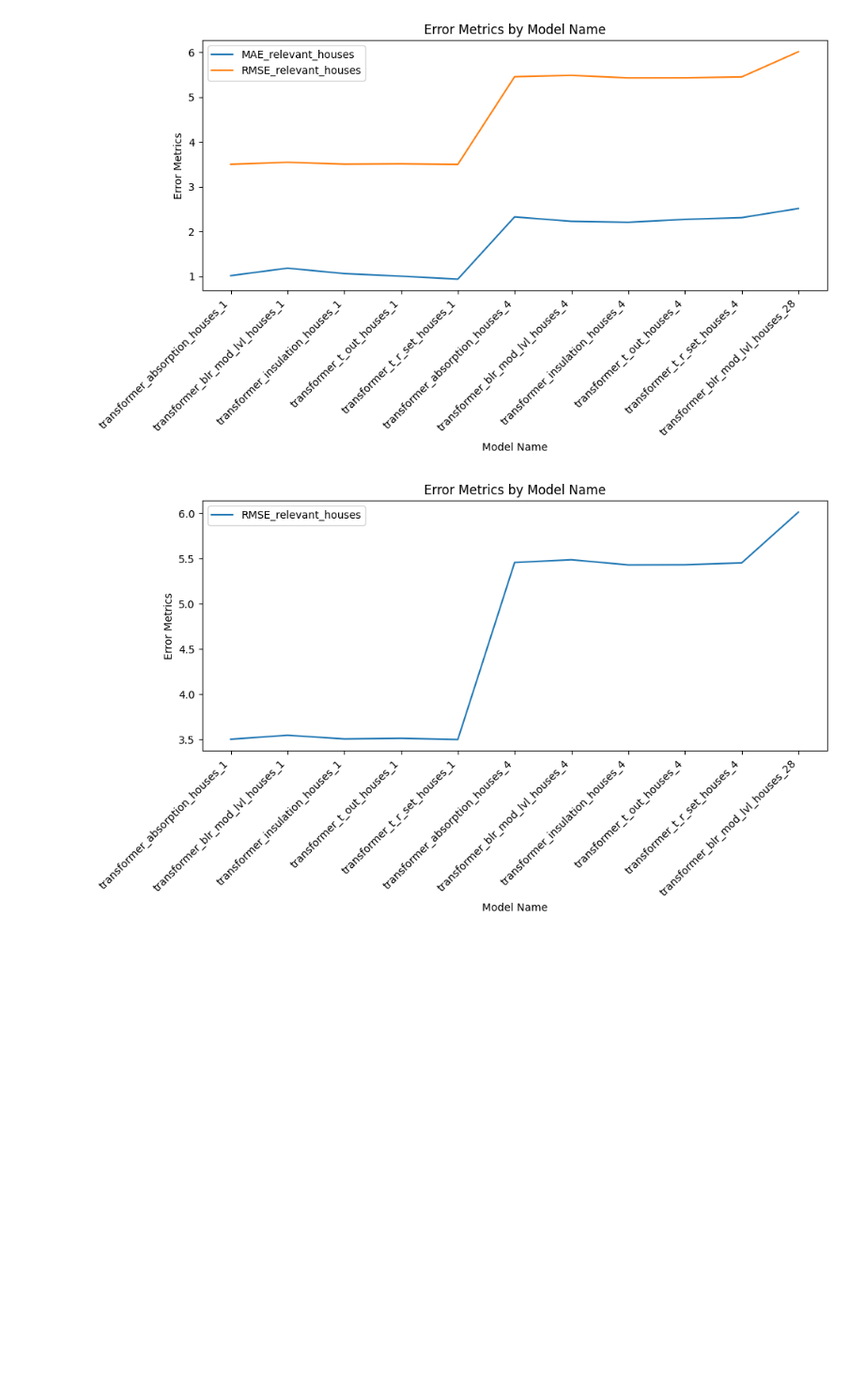
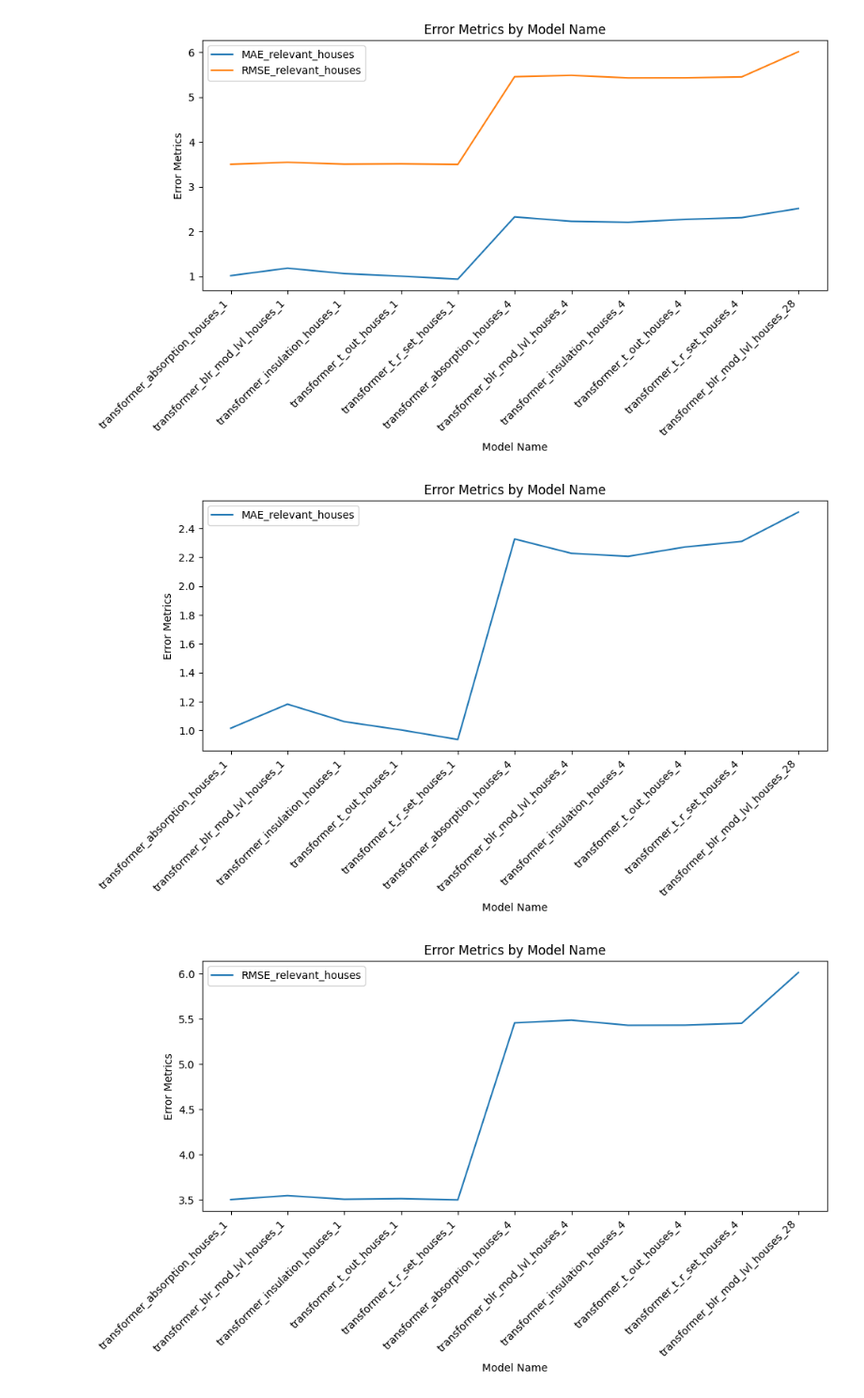
Before and after one commit to GeorgiosKalaras/boilers, a Jupyter notebook: code/processing_data_display.ipynb, the cells around one changed output. Shown: that part at 94% size. Cells and saved outputs as stored; diff of their text form; code cells hidden in the pictures; blank space fills up the shorter version.

Commit message:
plot error metrics

```diff
--- a/code/processing_data_display.ipynb
+++ b/code/processing_data_display.ipynb
@@ -108,6 +108,10 @@ def plot_error_metrics_columns(column_names):
 plot_error_metrics_columns(['MAE_relevant_houses', 'RMSE_relevant_houses'])
 # %% [output]
 [figure]
+# %%
+plot_error_metrics_columns(['MAE_relevant_houses'])
+# %% [output]
+[figure, added]
 # %%
 plot_error_metrics_columns(['RMSE_relevant_houses'])
 # %% [output]
```
Also changed, not shown: parts of 2 cells of this notebook.
